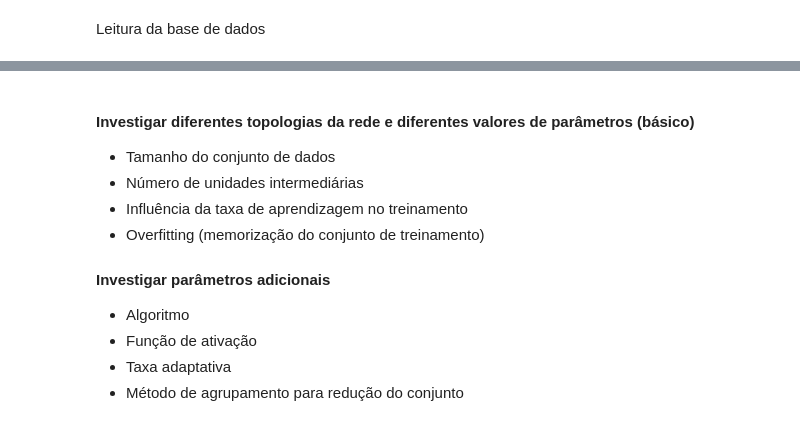
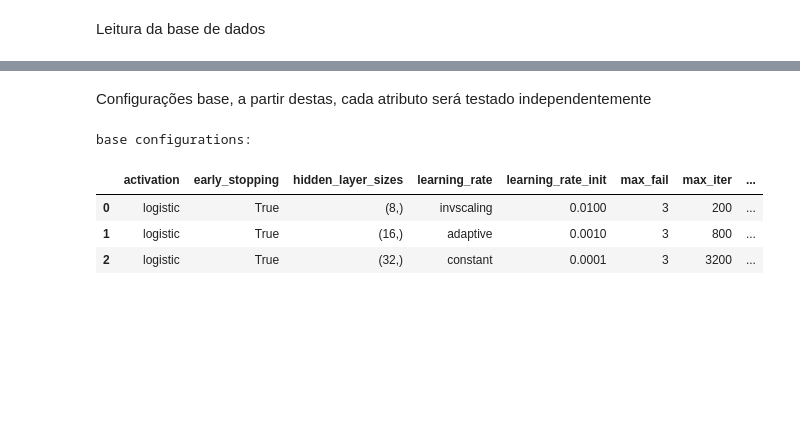
Before and after one commit to pedro00dk/nnmammo, a Jupyter notebook: nnmammo.ipynb, the cells around one changed output, grey strips where cells are left out. Cells and saved outputs as stored; diff of their text form; code cells hidden in the pictures; blank space fills up the shorter version.

Commit message:
Use data frames for database processing and update notebook
The notebook now contains all the run data.

```diff
--- a/nnmammo.ipynb
+++ b/nnmammo.ipynb
@@ -43,0 +43,13 @@ for index, (instances, classes) in enumerate(folds):
+# %%
+k = 10
+print(f'create k={k} folds')
+negs_frame_folds = np.array_split(negs_frame, k)
+poss_frame_folds = np.array_split(poss_frame, k)
+print('merge and shuffle individual folds')
+frame_folds = [pd.concat([negs_frame_folds[i], poss_frame_folds[i]], axis=0, join='outer') for i in range(k)]
+frame_folds = [ff.sample(frac=1).reset_index(drop=True) for ff in frame_folds]
+print(f'split instances and classes and transform in numpy arrays')
+base_folds = [(ff.iloc[:, :-1].as_matrix(), ff.iloc[:, -1].as_matrix()) for ff in frame_folds]
+print('\n'.join(f'{i}: n={negs_frame_folds[i].shape[0]} p={poss_frame_folds[i].shape[0]} t={frame_folds[i].shape[0]}'
+                for i in range(k)))
+print()
@@ -81,12 +90,0 @@ model_class = ModMLPClassifier
-# %% [markdown]
-#### Investigar diferentes topologias da rede e diferentes valores de parâmetros (básico)
-* Tamanho do conjunto de dados
-* Número de unidades intermediárias
-* Influência da taxa de aprendizagem no treinamento
-* Overfitting (memorização do conjunto de treinamento)
-
-#### Investigar parâmetros adicionais
-* Algoritmo
-* Função de ativação
-* Taxa adaptativa
-* Método de agrupamento para redução do conjunto
@@ -122,0 +91,39 @@ for name, configurations_fold_scores in samples_scores.items():
+# %% [markdown]
+Configurações base, a partir destas, cada atributo será testado independentemente
+# %%
+model_class = ModMLPClassifier
+
+base_configurations = [
+    {
+        'solver': 'sgd', 'activation': 'logistic', 'early_stopping': True, 'hidden_layer_sizes': (8,),
+        'learning_rate_init': 0.01, 'learning_rate': 'invscaling', 'max_iter': 200,
+
+        'train_folds': k - 1,  # number of training folds (the last will be choose to validate)
+        'max_fail': 3  # max number of consecutive fails in validation score reduction
+    },
+    {
+        'solver': 'sgd', 'activation': 'logistic', 'early_stopping': True, 'hidden_layer_sizes': (16,),
+        'learning_rate_init': 0.001, 'learning_rate': 'adaptive', 'max_iter': 800,
+
+        'train_folds': k - 1,  # number of training folds (the last will be choose to validate)
+        'max_fail': 3  # max number of consecutive fails in validation score reduction
+    },
+    {
+        'solver': 'sgd', 'activation': 'logistic', 'early_stopping': True, 'hidden_layer_sizes': (32,),
+        'learning_rate_init': 0.0001, 'learning_rate': 'constant', 'max_iter': 3200,
+
+        'train_folds': k - 1,  # number of training folds (the last will be choose to validate)
+        'max_fail': 3  # max number of consecutive fails in validation score reduction
+    }
+]
+print('base configurations:')
+if NOTEBOOK:
+    display(pd.DataFrame(base_configurations))
+else:
+    print(pd.DataFrame(base_configurations).to_string())
+# %% [output]
+base configurations:
+|  | activation | early_stopping | hidden_layer_sizes | learning_rate | learning_rate_init | max_fail | max_iter | ... |
+| 0 | logistic | True | (8,) | invscaling | 0.0100 | 3 | 200 | ... |
+| 1 | logistic | True | (16,) | adaptive | 0.0010 | 3 | 800 | ... |
+| 2 | logistic | True | (32,) | constant | 0.0001 | 3 | 3200 | ... |
```
Also changed, not shown: parts of 17 cells of this notebook, 1 other file.
